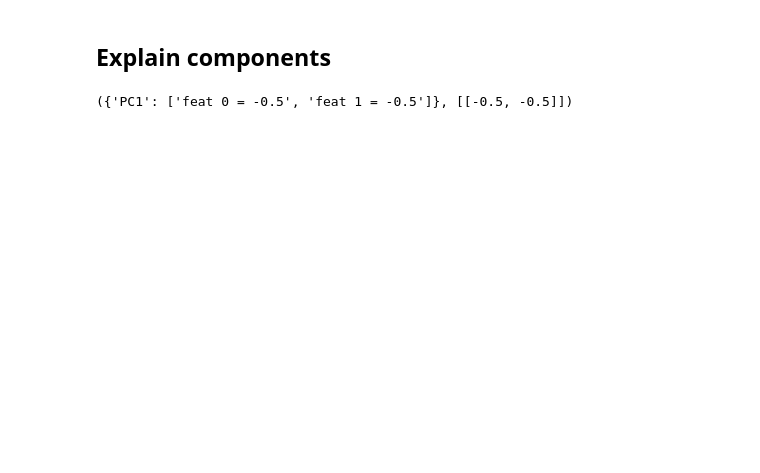
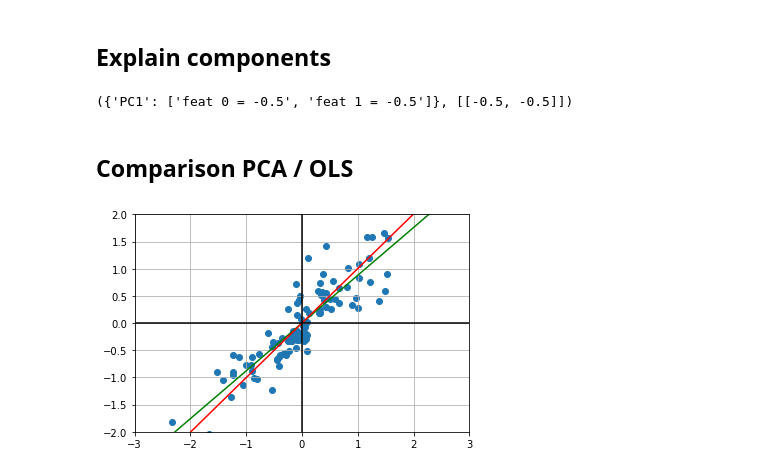
Before and after one commit to savoga/python_exos, a Jupyter notebook: PCA_from_scratch.ipynb, the cells around one changed output. Saved outputs shown, nothing was run; the diff lists cells and outputs as text; code cells hidden in the pictures; blank space fills up the shorter version.

```diff
--- a/PCA_from_scratch.ipynb
+++ b/PCA_from_scratch.ipynb
@@ -235,3 +235,27 @@ def explain_pca(eigenvector_subset, feature_names=[]):
 explain_pca(e_vec1_re)
 # %% [output]
 ({'PC1': ['feat 0 = -0.5', 'feat 1 = -0.5']}, [[-0.5, -0.5]])
+# %% [markdown]
+## Comparison PCA / OLS
+# %%
+x_points_centered = np.linspace(-3,3,10)
+# %%
+# OLS
+reg_centered = LinearRegression().fit(x_centered.reshape(-1, 1), y_centered)
+line_reg = reg_centered.intercept_ + reg_centered.coef_*x_points_centered
+# %%
+# PCA: the line is the space generated by the kept eigenvector
+slope_pca = (e_vec1_scaled[1]-0)/(e_vec1_scaled[0]-0)
+line_pca = slope_pca*x_points_centered
+# %%
+plt.scatter(x_centered, y_centered)
+plt.plot(x_points_centered, line_reg, 'g')
+plt.plot(x_points_centered, line_pca, 'r')
+plt.xlim([-3, 3])
+plt.ylim([-2, 2])
+plt.axhline(y=0, color='k')
+plt.axvline(x=0, color='k')
+plt.grid()
+plt.show()
+# %% [output]
+[figure, added]
```
Also changed, not shown: parts of 12 cells of this notebook.
